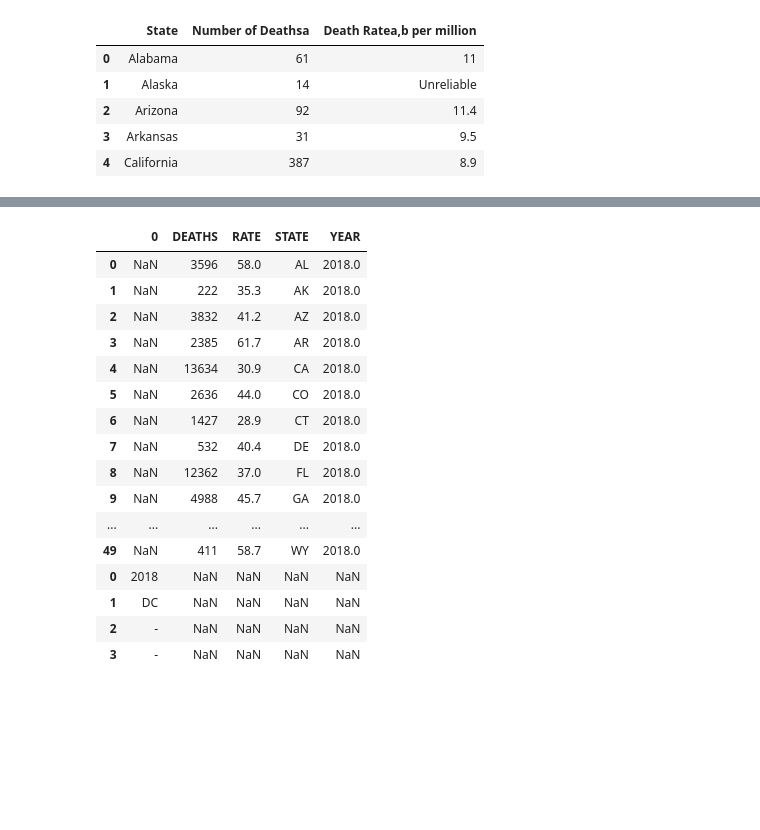
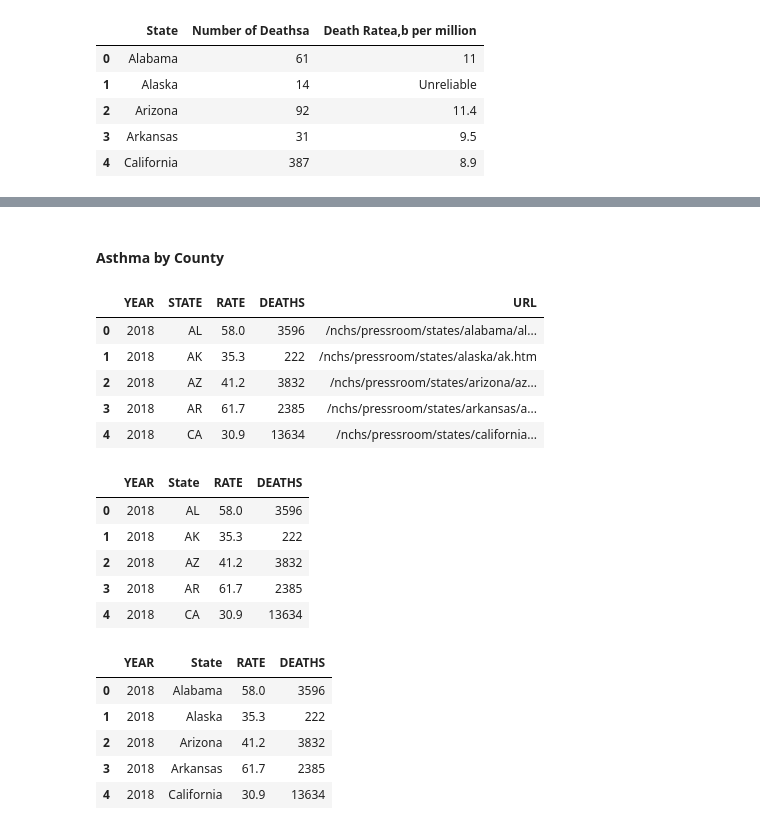
Before and after one commit to oojo12/FAT, a Jupyter notebook: Read Medical Datafiles.ipynb, the cells around one changed output, grey strips where cells are left out. Cells and saved outputs as stored; diff of their text form; code cells hidden in the pictures; blank space fills up the shorter version.

```diff
--- a/Read Medical Datafiles.ipynb
+++ b/Read Medical Datafiles.ipynb
@@ -219,20 +148,2 @@ crd_df.rename(columns={'YEAR': 'Year', 'STATE':'State'})
-# %%
-crd_df.append([2018.0,'DC','-', '-'], [2018.0, ''])
-# %% [output]
-|  | 0 | DEATHS | RATE | STATE | YEAR |
-| 0 | NaN | 3596 | 58.0 | AL | 2018.0 |
-| 1 | NaN | 222 | 35.3 | AK | 2018.0 |
-| 2 | NaN | 3832 | 41.2 | AZ | 2018.0 |
-| 3 | NaN | 2385 | 61.7 | AR | 2018.0 |
-| 4 | NaN | 13634 | 30.9 | CA | 2018.0 |
-| 5 | NaN | 2636 | 44.0 | CO | 2018.0 |
-| 6 | NaN | 1427 | 28.9 | CT | 2018.0 |
-| 7 | NaN | 532 | 40.4 | DE | 2018.0 |
-| 8 | NaN | 12362 | 37.0 | FL | 2018.0 |
-| 9 | NaN | 4988 | 45.7 | GA | 2018.0 |
-| ... | ... | ... | ... | ... | ... |
-| 49 | NaN | 411 | 58.7 | WY | 2018.0 |
-| 0 | 2018 | NaN | NaN | NaN | NaN |
-| 1 | DC | NaN | NaN | NaN | NaN |
-| 2 | - | NaN | NaN | NaN | NaN |
-| 3 | - | NaN | NaN | NaN | NaN |
+# %% [markdown]
+#### Asthma by County
@@ -238,0 +152,12 @@ crd_df.append([2018.0,'DC','-', '-'], [2018.0, ''])
+# %%
+outfp = './data/medical/chronic_resp_disease/Chronic Lower Respiratory Disease Mortality by State.csv'
+crd_by_state_df = pd.read_csv(outfp)
+# %%
+crd_by_state_df.head()
+# %% [output]
+|  | YEAR | STATE | RATE | DEATHS | URL |
+| 0 | 2018 | AL | 58.0 | 3596 | /nchs/pressroom/states/alabama/al... |
+| 1 | 2018 | AK | 35.3 | 222 | /nchs/pressroom/states/alaska/ak.htm |
+| 2 | 2018 | AZ | 41.2 | 3832 | /nchs/pressroom/states/arizona/az... |
+| 3 | 2018 | AR | 61.7 | 2385 | /nchs/pressroom/states/arkansas/a... |
+| 4 | 2018 | CA | 30.9 | 13634 | /nchs/pressroom/states/california... |
@@ -238,0 +170,9 @@ crd_df.append([2018.0,'DC','-', '-'], [2018.0, ''])
+# %%
+crd_by_state_df.head()
+# %% [output]
+|  | YEAR | State | RATE | DEATHS |
+| 0 | 2018 | AL | 58.0 | 3596 |
+| 1 | 2018 | AK | 35.3 | 222 |
+| 2 | 2018 | AZ | 41.2 | 3832 |
+| 3 | 2018 | AR | 61.7 | 2385 |
+| 4 | 2018 | CA | 30.9 | 13634 |
@@ -238,0 +181,9 @@ crd_df.append([2018.0,'DC','-', '-'], [2018.0, ''])
+# %%
+crd_by_state_df.head()
+# %% [output]
+|  | YEAR | State | RATE | DEATHS |
+| 0 | 2018 | Alabama | 58.0 | 3596 |
+| 1 | 2018 | Alaska | 35.3 | 222 |
+| 2 | 2018 | Arizona | 41.2 | 3832 |
+| 3 | 2018 | Arkansas | 61.7 | 2385 |
+| 4 | 2018 | California | 30.9 | 13634 |
```
Also changed, not shown: parts of 40 cells of this notebook, 2 other files.
